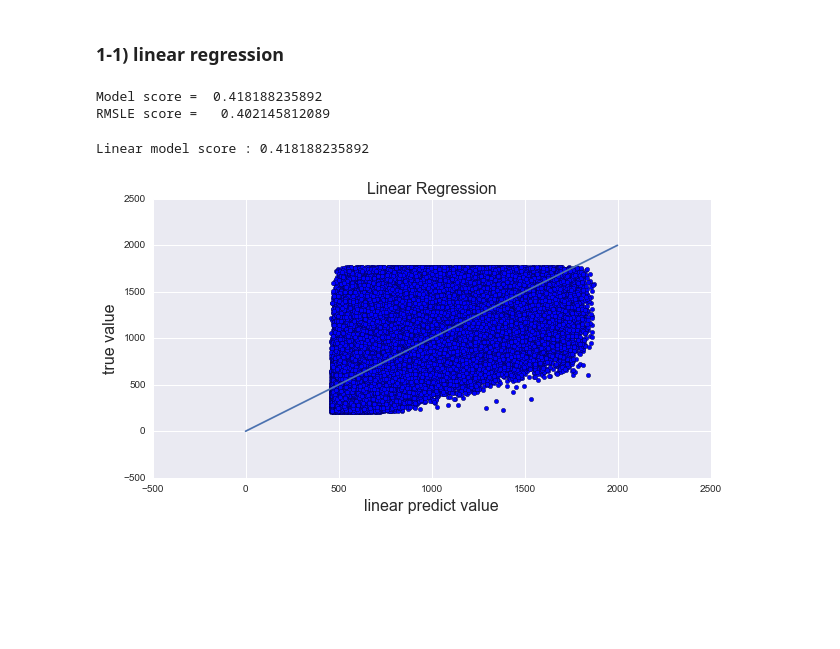
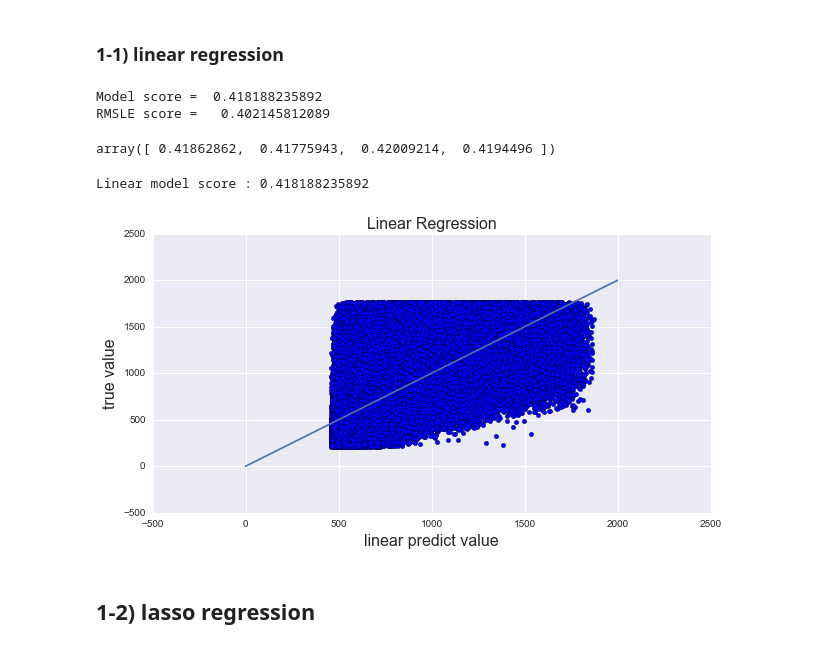
Before and after one commit to yennanliu/NYC_Taxi_Trip_Duration, a Jupyter notebook: notebook/NYC_Taxi_ML_V1_Yen.ipynb, the cells around one changed output. Saved outputs shown, nothing was run; the diff lists cells and outputs as text; code cells hidden in the pictures; blank space fills up the shorter version.

```diff
--- a/notebook/NYC_Taxi_ML_V1_Yen.ipynb
+++ b/notebook/NYC_Taxi_ML_V1_Yen.ipynb
@@ -257,3 +258,47 @@ df_train_linear_[linear_feature].head(1)
 X_train, X_test, y_train, y_test = sample_split(df_train_linear_[linear_feature])
 # %% [markdown]
 ### 1-1) linear regression
+# %%
+from sklearn import linear_model
+linear_model = linear_model.LinearRegression()
+reg_analysis(linear_model,X_train, X_test, y_train, y_test)
+# %% [output]
+Model score =  0.418188235892
+RMSLE score =   0.402145812089
+# %%
+from sklearn import linear_model
+reg = linear_model.LinearRegression()
+cv = ShuffleSplit(n_splits=4, test_size=0.3, random_state=0)
+cross_val_score(reg, X_train, y_train, cv=cv)
+#reg.fit (features, target)
+# %% [output]
+array([ 0.41862862,  0.41775943,  0.42009214,  0.4194496 ])
+# %%
+# Linear model
+
+from sklearn import linear_model
+
+#fitting
+linear_model = linear_model.LinearRegression()
+linear_model.fit(X_train,y_train)
+y_linear_fit = linear_model.predict(X_test)
+print ('Linear model score :', linear_model.score(X_test,y_test))
+
+# visualize
+plt.figure(figsize=(10,5))
+plt.scatter(y_linear_fit,y_test, label = 'training points')
+# hardcode here, just want a y=x line
+x = range(0,2000)
+y = range(0,2000)
+plt.plot(x, y)
+
+# plot labels
+plt.xlabel('linear predict value',fontsize=16);
+plt.ylabel('true value',fontsize=16);
+plt.title('Linear Regression',fontsize=16)
+plt.show()
+# %% [output]
+Linear model score : 0.418188235892
+[figure, added]
+# %% [markdown]
+## 1-2) lasso regression
@@ -260,32 +316,2 @@ X_train, X_test, y_train, y_test = sample_split(df_train_linear_[linear_feature]
 # %%
-reg_analysis(model,X_train, X_test, y_train, y_test)
+X_train, X_test, y_train, y_test = sample_split(df_train_lasso_[lasso_feature])
-# %% [output]
-Model score =  0.418188235892
-RMSLE score =   0.402145812089
-# %%
-# Linear model
-
-from sklearn import linear_model
-
-#fitting
-model = linear_model.LinearRegression()
-model.fit(X_train,y_train)
-y_linear_fit = model.predict(X_test)
-print ('Linear model score :', model.score(X_test,y_test))
-
-# visualize
-plt.figure(figsize=(10,5))
-plt.scatter(y_linear_fit,y_test, label = 'training points')
-# hardcode here, just want a y=x line
-x = range(0,2000)
-y = range(0,2000)
-plt.plot(x, y)
-
-# plot labels
-plt.xlabel('linear predict value',fontsize=16);
-plt.ylabel('true value',fontsize=16);
-plt.title('Linear Regression',fontsize=16)
-plt.show()
-# %% [output]
-Linear model score : 0.418188235892
-[figure, removed]
```
Also changed, not shown: parts of 15 cells of this notebook.
